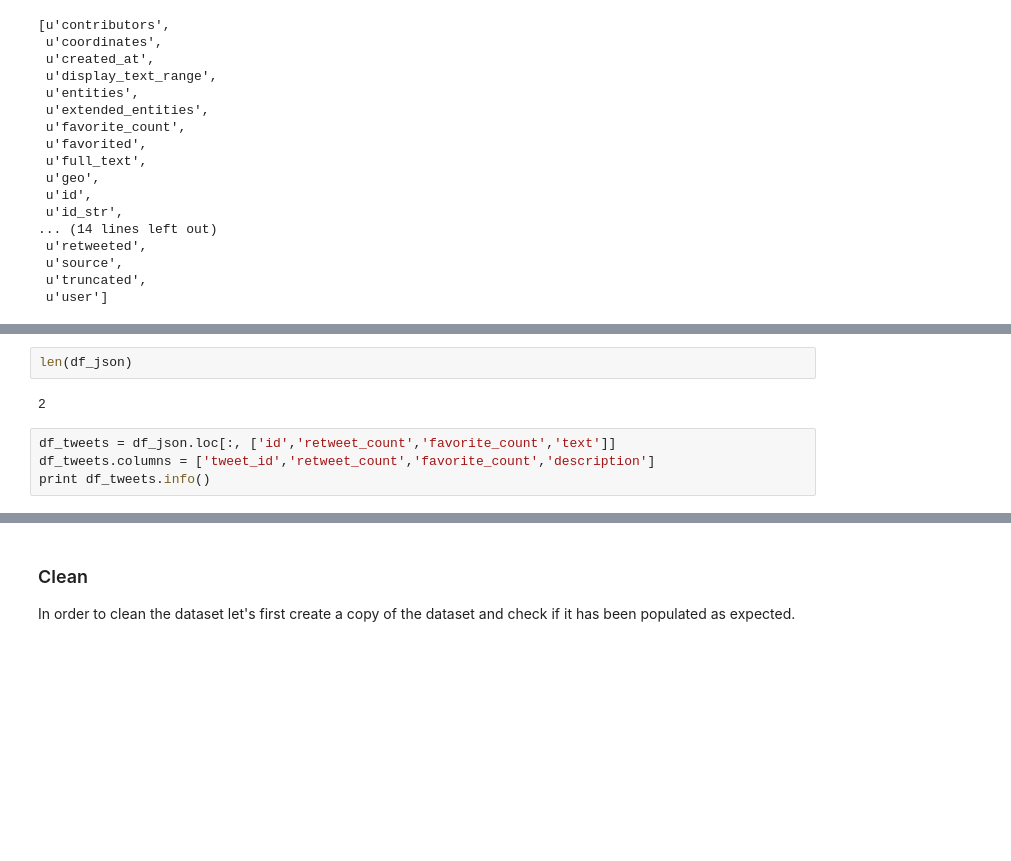
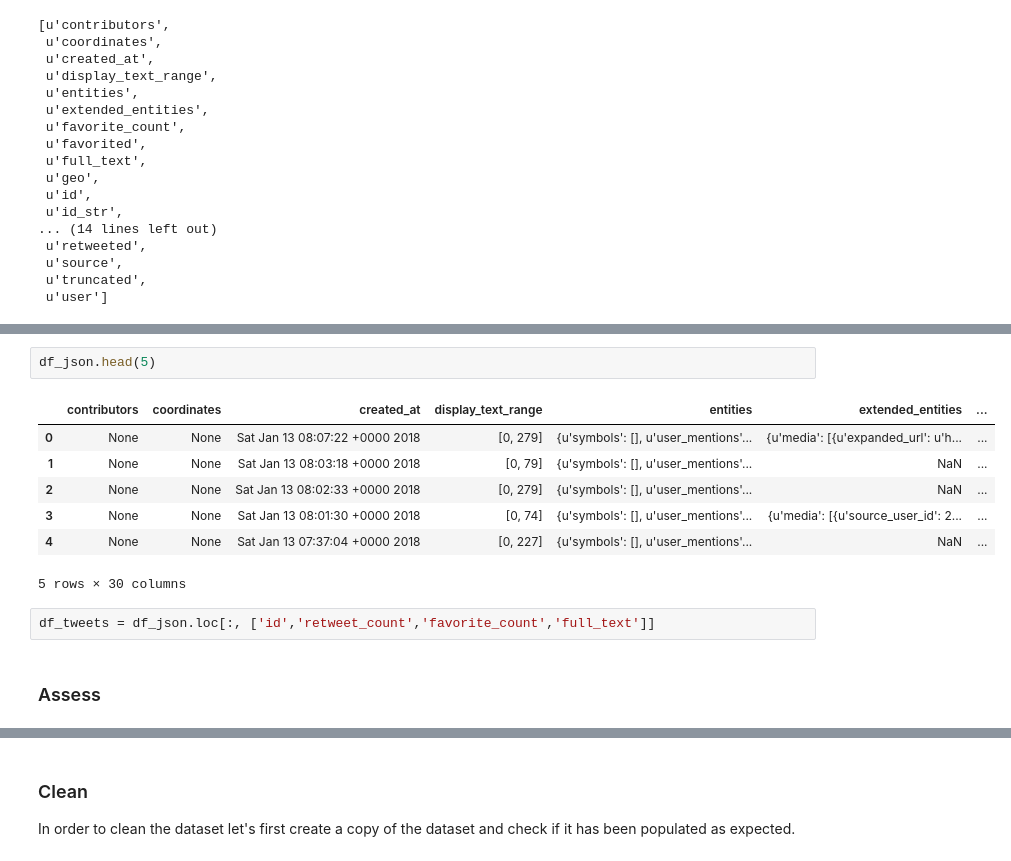
Before and after one commit to varsha-shewale/ActualSubmittedFiles, a Jupyter notebook: EDA_EchoSpot/echo_spot.ipynb, the cells around one changed output, grey strips where cells are left out. Cells and saved outputs as stored; diff of their text form; blank space fills up the shorter version.

```diff
--- a/EDA_EchoSpot/echo_spot.ipynb
+++ b/EDA_EchoSpot/echo_spot.ipynb
@@ -126,11 +128,17 @@ df_json['full_text'].head(5)
 Name: full_text, dtype: object
-# %%
-len(df_json)
-# %% [output]
-2
+# %%
+df_json.head(5)
+# %% [output]
+|  | contributors | coordinates | created_at | display_text_range | entities | extended_entities | ... |
+| 0 | None | None | Sat Jan 13 08:07:22 +0000 2018 | [0, 279] | {u'symbols': [], u'user_mentions'... | {u'media': [{u'expanded_url': u'h... | ... |
+| 1 | None | None | Sat Jan 13 08:03:18 +0000 2018 | [0, 79] | {u'symbols': [], u'user_mentions'... | NaN | ... |
+| 2 | None | None | Sat Jan 13 08:02:33 +0000 2018 | [0, 279] | {u'symbols': [], u'user_mentions'... | NaN | ... |
+| 3 | None | None | Sat Jan 13 08:01:30 +0000 2018 | [0, 74] | {u'symbols': [], u'user_mentions'... | {u'media': [{u'source_user_id': 2... | ... |
+| 4 | None | None | Sat Jan 13 07:37:04 +0000 2018 | [0, 227] | {u'symbols': [], u'user_mentions'... | NaN | ... |
+5 rows × 30 columns
 # %%
-df_tweets = df_json.loc[:, ['id','retweet_count','favorite_count','text']]
-df_tweets.columns = ['tweet_id','retweet_count','favorite_count','description']
-print df_tweets.info()
+df_tweets = df_json.loc[:, ['id','retweet_count','favorite_count','full_text']]
+# %% [markdown]
+### Assess
 # %%
 df_tweets.info()
```
Also changed, not shown: parts of 20 cells of this notebook, 1 other file.
